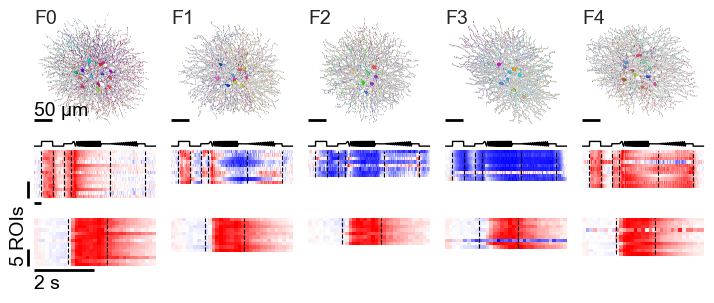
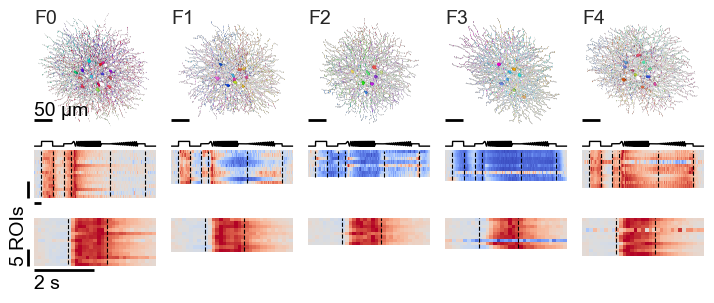
The change to this notebook cell's code, shown as a diff; its figure went from the first image to the second:
--- before
+++ after
@@ -39,5 +39,5 @@
     ax.set_xlim(t_chirp[0], t_chirp[-1])
 
-    ax.imshow(im_chirps, vmin=-1, vmax=+1, aspect='auto', extent=(t_chirp[0], t_chirp[-1], 0, 1), cmap='bwr', interpolation='none')
+    ax.imshow(im_chirps, vmin=-1, vmax=+1, aspect='auto', extent=(t_chirp[0], t_chirp[-1], 0, 1), cmap='coolwarm', interpolation='none')
     ax.set_xlim(t_chirp[0], t_chirp[-1])
     for t in [2, 5, 8, 10, 20.5, 30]:
@@ -53,6 +53,6 @@
     im_bars[:bars.shape[0], :] = bars
 
-    ax.plot([t_bar[0], t_bar[-1]], 1.1 + 0.1 * np.array([0, 1]), c='w', clip_on=False, lw=1, solid_capstyle='butt')
-    ax.imshow(im_bars, vmin=-1, vmax=+1, aspect='auto', extent=(t_bar[0], t_bar[-1], 0, 1), cmap='bwr', interpolation='none')
+    ax.plot([t_bar[0], t_bar[-1]], 1.1 + 0.1 * np.array([0, 1]), c=(1, 1, 1, 0), clip_on=False, lw=1, solid_capstyle='butt')
+    ax.imshow(im_bars, vmin=-1, vmax=+1, aspect='auto', extent=(t_bar[0], t_bar[-1], 0, 1), cmap='coolwarm', interpolation='none')
     ax.set_xlim(t_bar[0], t_bar[-1])
     for t in [1.152, 2.432]:

Commit: Final changes for ERM.